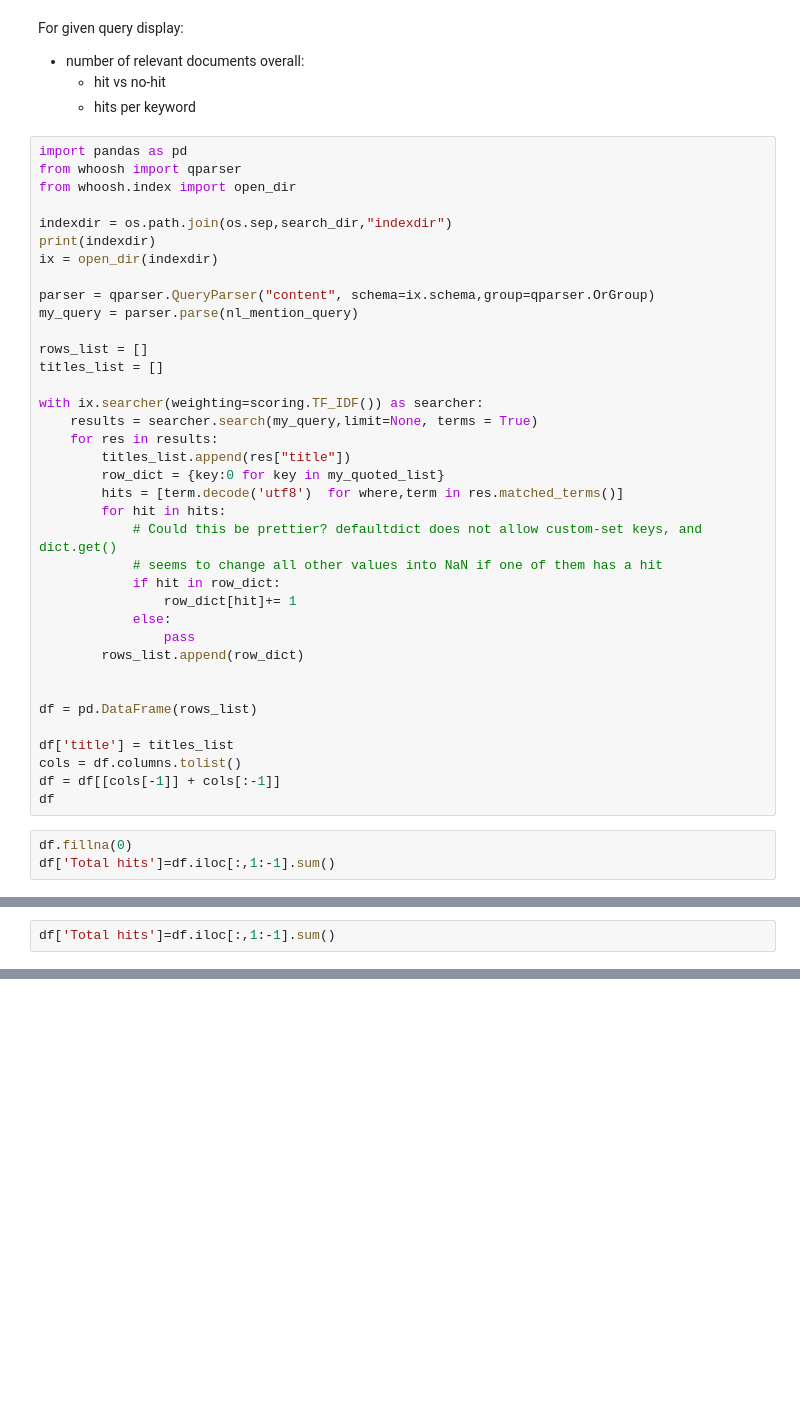
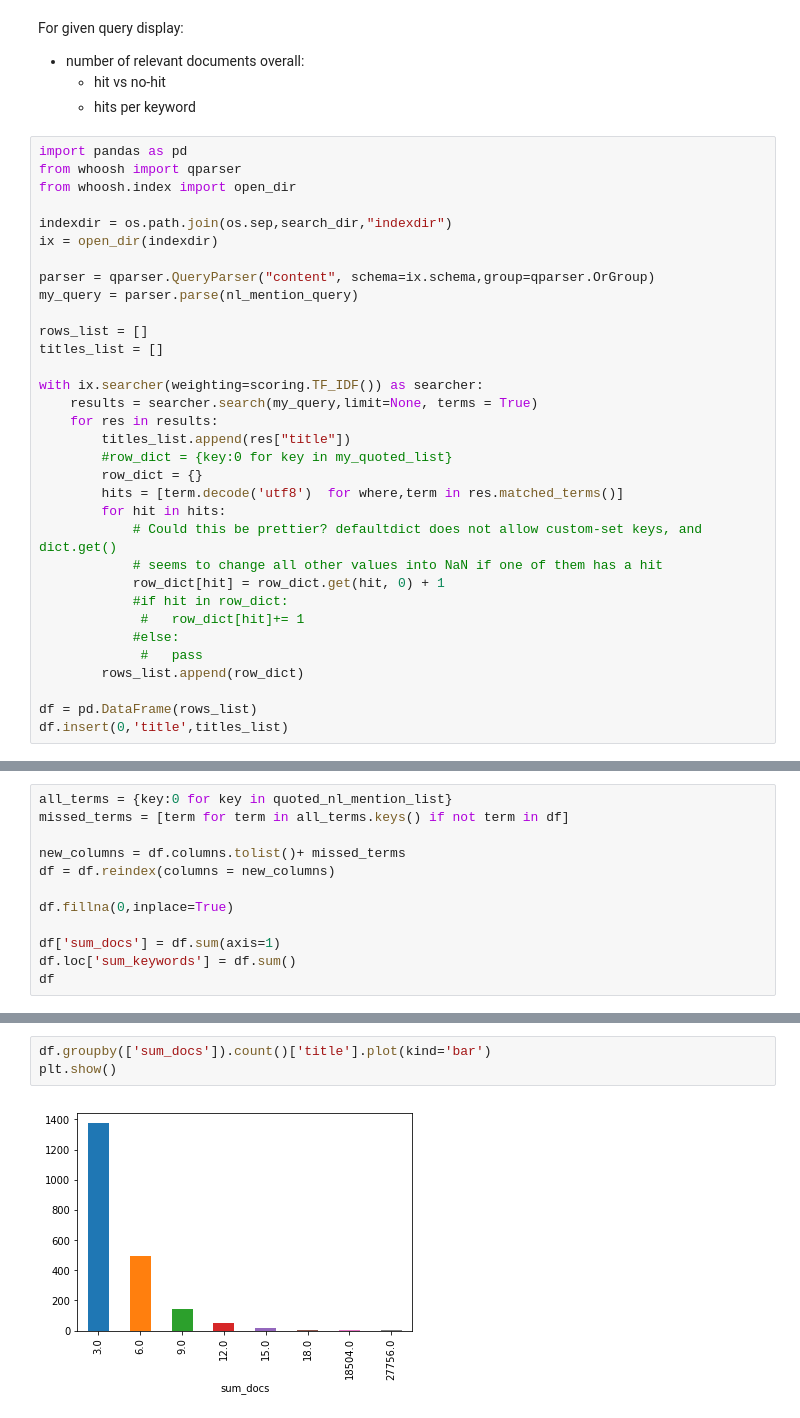
Before and after one commit to ADAH-EviDENce/baseline_search, a Jupyter notebook: notebooks/EviDENce_baseline_search_engine.ipynb, the cells around one changed output, grey strips where cells are left out. Drawn from its saved outputs; the diff is of its cells as text; blank space fills up the shorter version.

```diff
--- a/notebooks/EviDENce_baseline_search_engine.ipynb
+++ b/notebooks/EviDENce_baseline_search_engine.ipynb
@@ -84,7 +82,6 @@ from whoosh import qparser
 from whoosh.index import open_dir
 
 indexdir = os.path.join(os.sep,search_dir,"indexdir")
-print(indexdir)
 ix = open_dir(indexdir)
 
 parser = qparser.QueryParser("content", schema=ix.schema,group=qparser.OrGroup)
@@ -97,24 +94,18 @@ with ix.searcher(weighting=scoring.TF_IDF()) as searcher:
     results = searcher.search(my_query,limit=None, terms = True)
     for res in results:
         titles_list.append(res["title"])
-        row_dict = {key:0 for key in my_quoted_list}
+        #row_dict = {key:0 for key in my_quoted_list}
+        row_dict = {}
         hits = [term.decode('utf8')  for where,term in res.matched_terms()]
         for hit in hits:
             # Could this be prettier? defaultdict does not allow custom-set keys, and dict.get()
             # seems to change all other values into NaN if one of them has a hit
-            if hit in row_dict:
-                row_dict[hit]+= 1
-            else:
-                pass
+            row_dict[hit] = row_dict.get(hit, 0) + 1
+            #if hit in row_dict:
+             #   row_dict[hit]+= 1
+            #else:
+             #   pass
         rows_list.append(row_dict)
 
-
 df = pd.DataFrame(rows_list)
-
-df['title'] = titles_list
-cols = df.columns.tolist()
-df = df[[cols[-1]] + cols[:-1]]
-df
+df.insert(0,'title',titles_list)
-# %%
-df.fillna(0)
-df['Total hits']=df.iloc[:,1:-1].sum()
@@ -140,2 +112,12 @@ df['Total hits']=df.iloc[:,1:-1].sum()
-# %%
-df['Total hits']=df.iloc[:,1:-1].sum()
+# %%
+all_terms = {key:0 for key in quoted_nl_mention_list}
+missed_terms = [term for term in all_terms.keys() if not term in df]
+
+new_columns = df.columns.tolist()+ missed_terms
+df = df.reindex(columns = new_columns)
+
+df.fillna(0,inplace=True)
+
+df['sum_docs'] = df.sum(axis=1)
+df.loc['sum_keywords'] = df.sum()
+df
@@ -141,0 +164,5 @@ df['Total hits']=df.iloc[:,1:-1].sum()
+# %%
+df.groupby(['sum_docs']).count()['title'].plot(kind='bar')
+plt.show()
+# %% [output]
+[figure, added]
```
Also changed, not shown: parts of 13 cells of this notebook, 1 other file.
